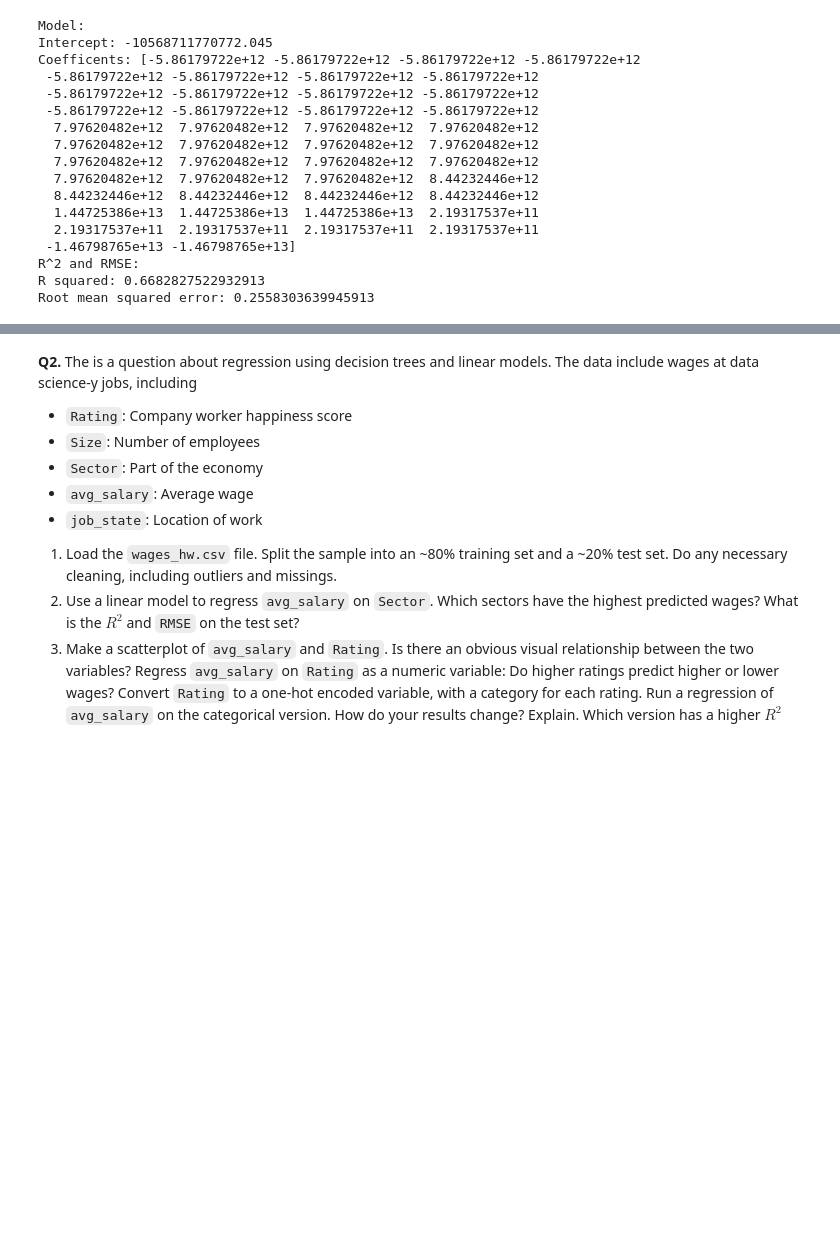
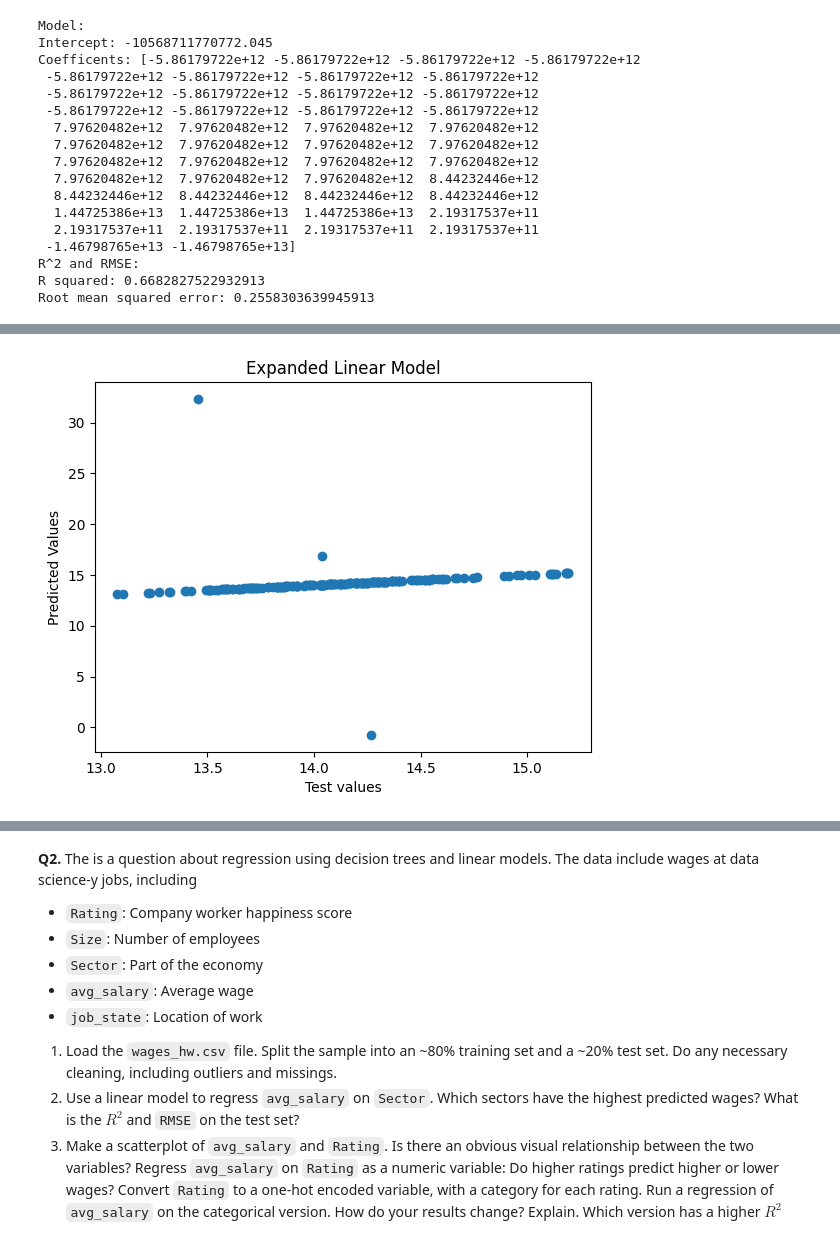
Before and after one commit to BAltenburger/assignment4, a Jupyter notebook: assignment4.ipynb, the cells around one changed output, grey strips where cells are left out. Saved outputs shown, nothing was run; the diff lists cells and outputs as text; code cells hidden in the pictures; blank space fills up the shorter version.

```diff
--- a/assignment4.ipynb
+++ b/assignment4.ipynb
@@ -42,7 +38,7 @@ cars = pd.read_csv("./assignment4/data/cars_hw.csv")
 cars = cars.drop(columns= ["Unnamed: 0"])
 # The CSV read in with an extra index column so I removed that
 # %%
-
+# 1
 cars["No_of_Owners"] = cars["No_of_Owners"].str.replace("st", "")
 cars["No_of_Owners"] = cars["No_of_Owners"].str.replace("nd", "")
 cars["No_of_Owners"] = cars["No_of_Owners"].str.replace("rd", "")
@@ -55,6 +51,7 @@ print(cars["No_of_Owners"].unique())
 # price and mileage_run needed archsine transformation because they are serval order of magnitudes larger than the other varibles
 cars['price_ihs'] = np.arcsinh(cars['Price'])
 cars['mileage_run_ihs'] = np.arcsinh(cars['Mileage_Run'])
+cars['make_year_ihs'] = np.arcsinh(cars['Make_Year'])
 display(cars)
 # %% [output]
 [1 2 3]
@@ -337,0 +355,27 @@ X_expand.head()
+# %%
+# I started with a degree of 2 and got an R^2 of 1 and a very low RMSE
+# Now I will increase the degree until I get a negative R^2
+
+expander = PolynomialFeatures(degree=9,include_bias=False)
+Z = expander.fit_transform(encoded.loc[:,['mileage_run_ihs','No_of_Owners'	,'Seating_Capacity'	, 'make_year_ihs']])
+names = expander.get_feature_names_out()
+X2 = pd.DataFrame(data=Z, columns = names)
+X_expand = pd.concat([encoded,X2],axis=1)
+# removing the columns with the not scaled values
+X_expand = X_expand.drop(columns = ["Make_Year", "Mileage_Run"])
+X_expand.head()
+
+y = encoded['price_ihs']
+X_train, X_test, y_train, y_test = train_test_split(X_expand,y,test_size=.2,random_state =100)
+
+reg = LinearRegression().fit(X_train, y_train) # Fit the linear model
+print("Model:")
+print("Intercept:", reg.intercept_) # Intercept value
+print("Coefficents:", reg.coef_) # Regression coefficients
+print("R^2 and RMSE:")
+# X_test_cat = X1_test.loc[:,vars]
+print("R squared:",reg.score(X_test, y_test)) # R squared measure
+y_pred = reg.predict(X_test)
+print("Root mean squared error:", math.sqrt(mean_squared_error(y_test, y_pred)))
+
+# A degree of 9 was the first occurance of a negative value. After increasing past 3, the R^2 kept decreasing.
@@ -338,5 +400,16 @@ X_expand.head()
 # %%
 #  6. For your best model so far, determine the predicted values for the test data and plot them against the true values.
 # Do the predicted values and true values roughly line up along the diagonal, or not?
 # Compute the residuals/errors for the test data and create a kernel density plot. Do the residuals look roughly bell-shaped around zero?
 # Evaluate the strengths and weaknesses of your model.
+
+plt.scatter(y_test,y_pred,label='Data')
+
+plt.xlabel("Test values")
+plt.ylabel("Predicted Values")
+plt.title('Expanded Linear Model')
+plt.show()
+
+# Most of the values do line up along the diagonal!
+# %% [output]
+[figure, added]
```
Also changed, not shown: parts of 23 cells of this notebook.
